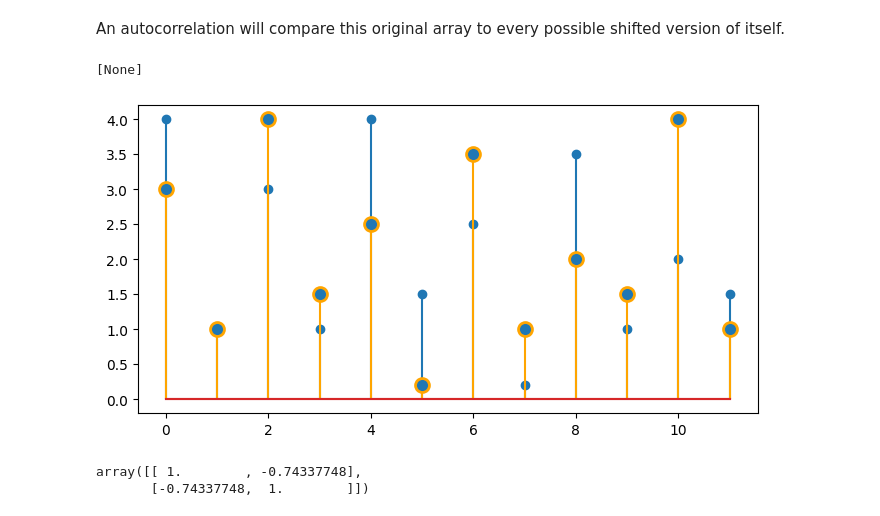
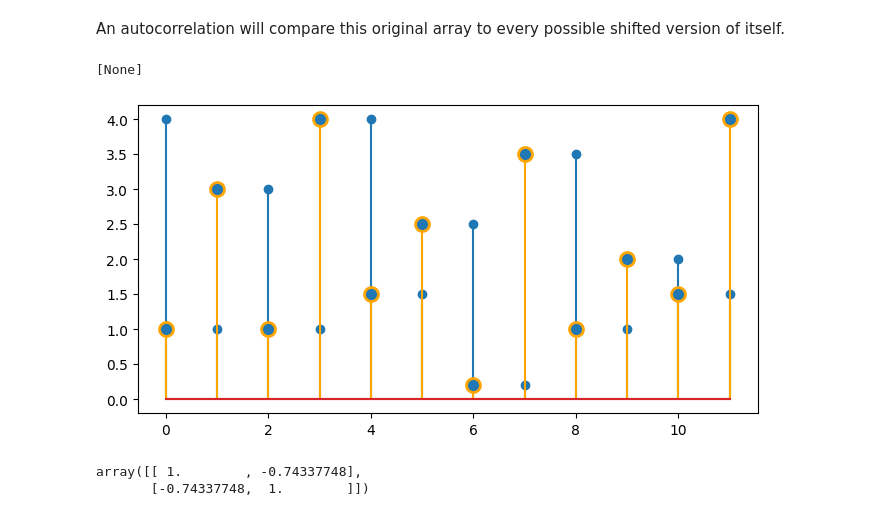
Before and after one commit to MrSesameSeed/AudioTechII, a Jupyter notebook: Lectures-Blank/Lesson17_TempoEstimation.ipynb, the cells around one changed output. Saved outputs shown, nothing was run; the diff lists cells and outputs as text; code cells hidden in the pictures.

```diff
--- a/Lectures-Blank/Lesson17_TempoEstimation.ipynb
+++ b/Lectures-Blank/Lesson17_TempoEstimation.ipynb
@@ -55,16 +55,16 @@ An autocorrelation will compare this original array to every possible shifted ve
 # %%
 a = np.roll(vals, -1)
 b = np.roll(vals, -2)
 c = np.roll(vals, -3)
 d = np.roll(vals, -4)
 
 plt.stem(vals)
-(markers, stemlines, baseline) = plt.stem(b)
+(markers, stemlines, baseline) = plt.stem(a)
 plt.setp(markers, markersize=10, markeredgecolor="orange", markeredgewidth=2)
 plt.setp(stemlines, color='orange')
 # %% [output]
 [None]
-[figure, old version]
+[figure, new version]
 # %%
 np.corrcoef(vals, a)
 # %% [output]
```
Also changed, not shown: parts of 20 cells of this notebook.
